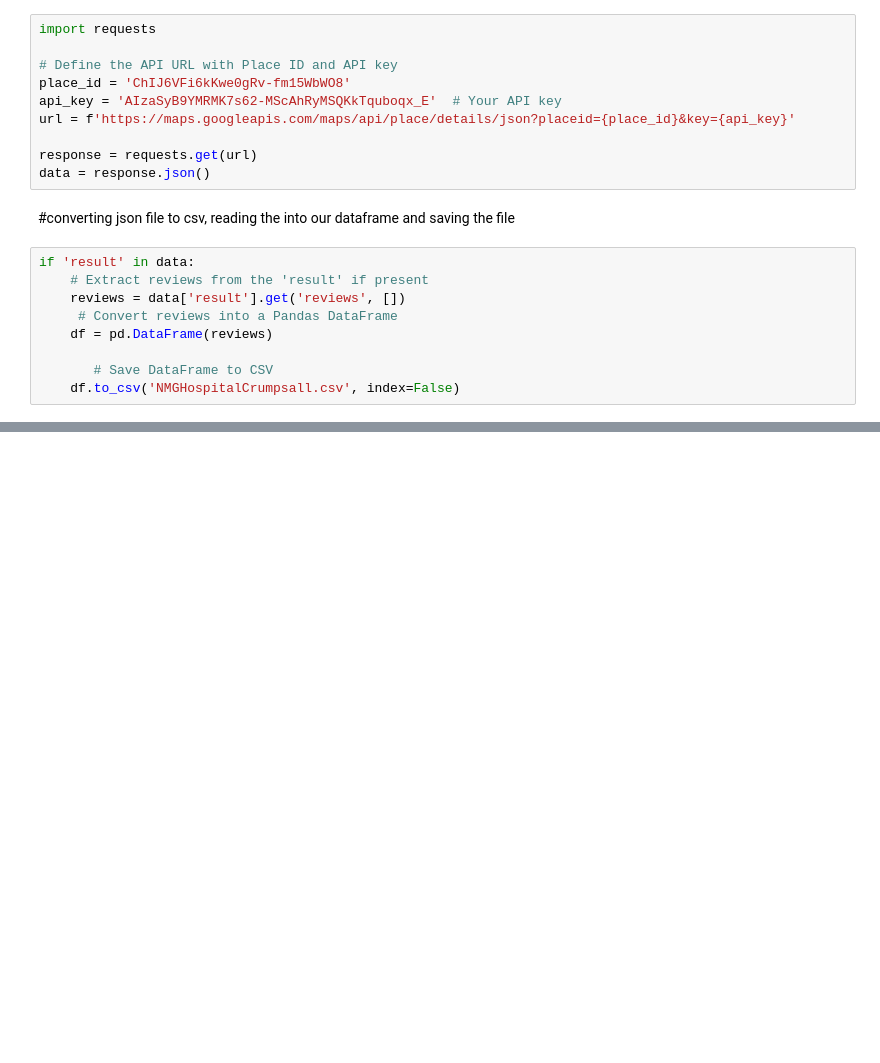
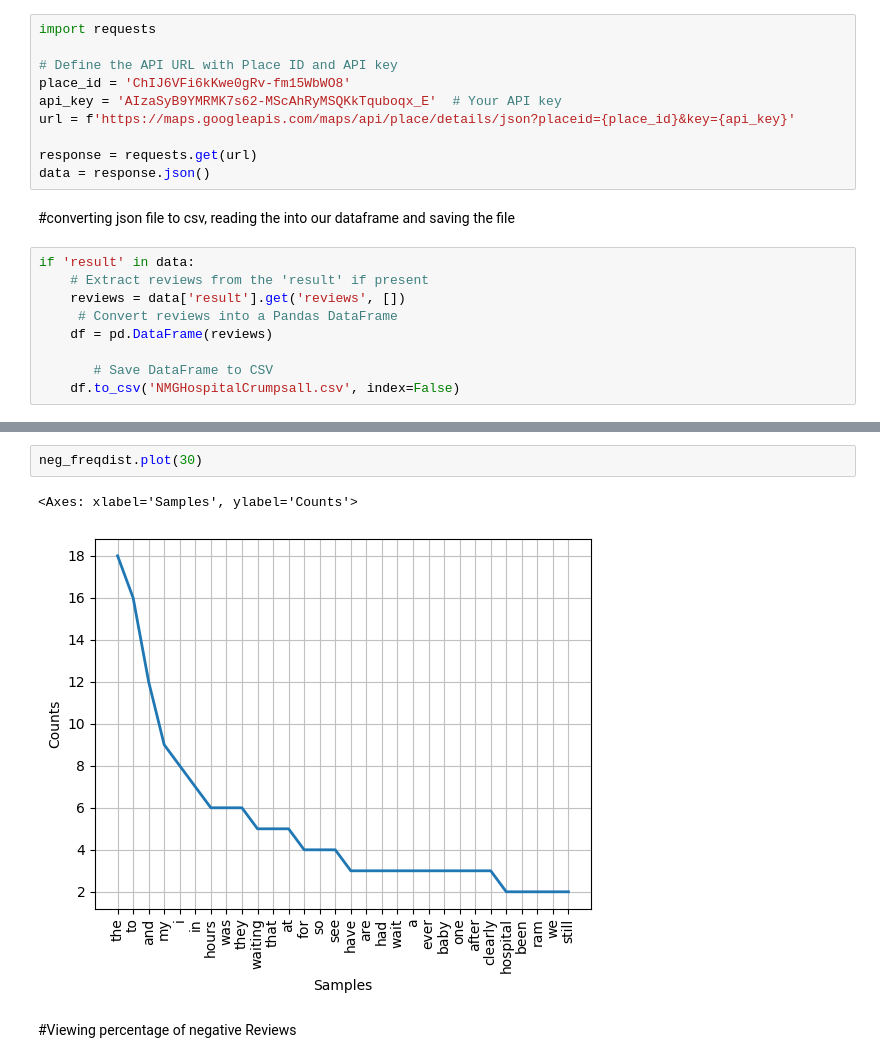
Before and after one commit to SirIyke0147/Hospital_Reviews, a Jupyter notebook: Hospital_reviews.ipynb, the cells around one changed output, grey strips where cells are left out. Saved outputs shown, nothing was run; the diff lists cells and outputs as text; blank space fills up the shorter version.

```diff
--- a/Hospital_reviews.ipynb
+++ b/Hospital_reviews.ipynb
@@ -120,0 +246,7 @@ memory usage: 497.0+ bytes
+# %%
+neg_freqdist.plot(30)
+# %% [output]
+<Axes: xlabel='Samples', ylabel='Counts'>
+[figure, added]
+# %% [markdown]
+#Viewing percentage of negative Reviews
```
Also changed, not shown: parts of 19 cells of this notebook.
